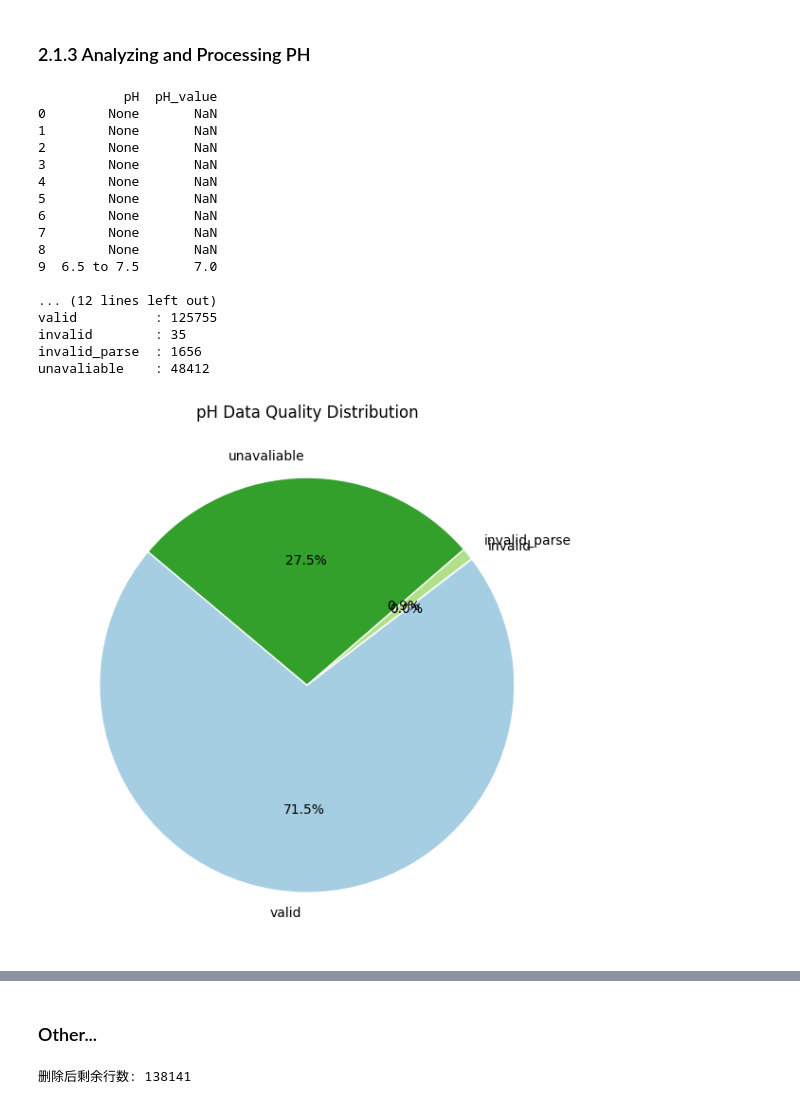
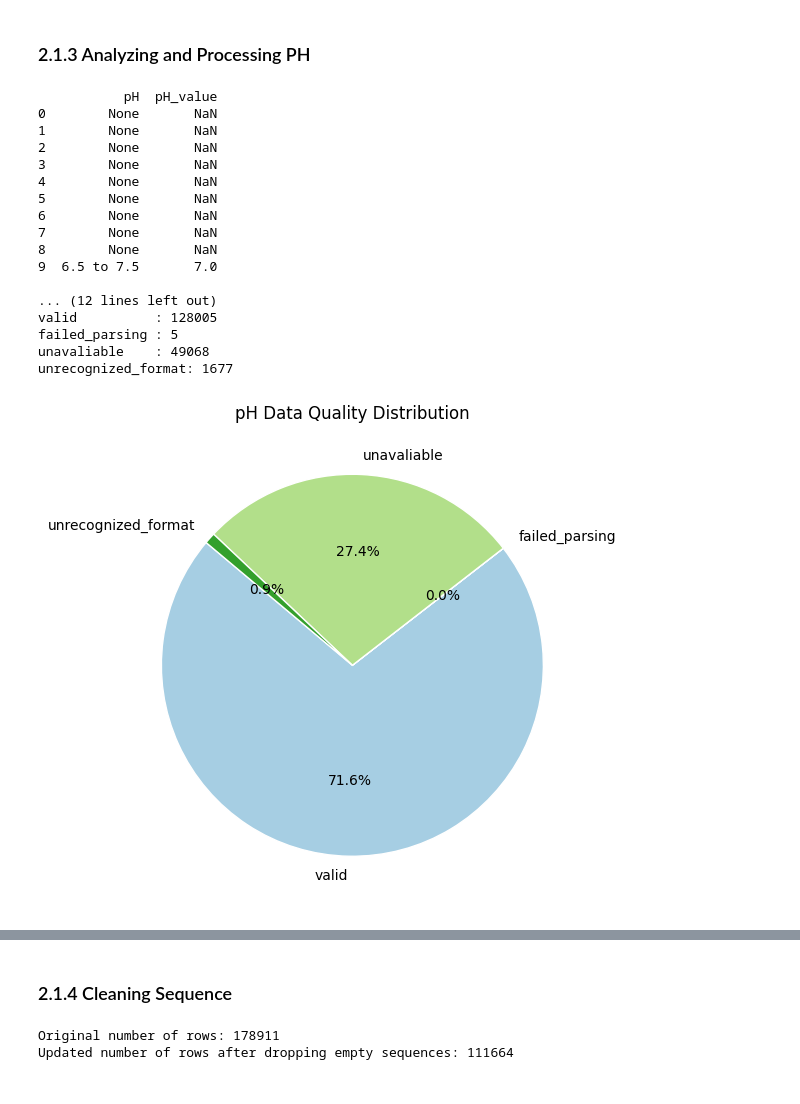
Before and after one commit to tinayang3024/CHE1147-Group-Project, a Jupyter notebook: notebooks/exploration.ipynb, the cells around one changed output, grey strips where cells are left out. Drawn from its saved outputs; the diff is of its cells as text; code cells hidden in the pictures.

```diff
--- a/notebooks/exploration.ipynb
+++ b/notebooks/exploration.ipynb
@@ -587,10 +587,9 @@ unrecognized_format: 224
 # -------------------------------------
 ph_counts = {
     "valid": 0,
-    # "approx": 0,
-    "invalid": 0,
-    "invalid_parse": 0,
+    "failed_parsing": 0,
     "unavaliable": 0,
+    "unrecognized_format": 0,
 }
 
 # -------------------------------------
@@ -612,6 +611,10 @@ def clean_ph(value):
         ph_counts["unavaliable"] += 1
         return np.nan
 
+    if any(x in text for x in ["unknown", "n/a", "—", "–"]):
+        ph_counts["unavaliable"] += 1
+        return np.nan
+
     # Handle qualitative terms
     if "neutral" in text:
         # ph_counts["approx"] += 1
@@ -630,9 +633,10 @@ def clean_ph(value):
         try:
             low = float(match_range.group(1))
             high = float(match_range.group(2))
+            ph_counts["valid"] += 1
             return (low + high) / 2.0
         except ValueError:
-            ph_counts["invalid_parse"] += 1
+            ph_counts["failed_parsing"] += 1
             return np.nan
 
     match_single = re.match(r"p?h?\s*([\d\.]+)", text)
@@ -642,16 +646,11 @@ def clean_ph(value):
             ph_counts["valid"] += 1
             return val
         except ValueError:
-            ph_counts["invalid_parse"] += 1
+            ph_counts["failed_parsing"] += 1
             return np.nan
 
-    # Handle unknown or approximate wording
-    if any(x in text for x in ["unknown", "n/a", "varies", "—", "–"]):
-        ph_counts["invalid"] += 1
-        return np.nan
-
     # Could not parse
-    ph_counts["invalid_parse"] += 1
+    ph_counts["unrecognized_format"] += 1
     # print(f"⚠️ Unparsed pH entry: '{text}'")
     return np.nan
 
@@ -691,46 +690,47 @@ plt.pie(
 plt.title("pH Data Quality Distribution")
 plt.tight_layout()
 plt.show()
 
 # -------------------------------------
 # Distribution plot
 # -------------------------------------
 valid_ph = enzy_data["pH_value"].dropna()
 plt.figure(figsize=(7, 5))
 sns.histplot(valid_ph, bins=20, kde=True, color="mediumseagreen")
 plt.xlabel("pH")
 plt.ylabel("Frequency")
 plt.title("Distribution of Experimental pH Values")
 plt.grid(True, ls="--", alpha=0.5)
 plt.tight_layout()
 plt.show()
 # %% [output]
            pH  pH_value
 0        None       NaN
 1        None       NaN
 2        None       NaN
 3        None       NaN
 4        None       NaN
 5        None       NaN
 6        None       NaN
 7        None       NaN
 8        None       NaN
 9  6.5 to 7.5       7.0
 
 ... (12 lines left out)
-valid          : 125755
-invalid        : 35
-invalid_parse  : 1656
-unavaliable    : 48412
+valid          : 128005
+failed_parsing : 5
+unavaliable    : 49068
+unrecognized_format: 1677
-[figure, old version]
+[figure, new version]
 [figure]
-# %% [markdown]
-### Other... ###
+# %% [markdown]
+### 2.1.4 Cleaning Sequence ###
 # %%
-# 删除 sequence 列中为空（NaN 或 None）的行
+
+print(f"Original number of rows: {len(enzy_data)}")
+# drop rows where 'sequence' is NaN or None
 enzy_data_clean = enzy_data.dropna(subset=['sequence']).reset_index(drop=True)
-
-# 检查结果
-print(f"删除后剩余行数: {len(enzy_data_clean)}")
+print(f"Updated number of rows after dropping empty sequences: {len(enzy_data_clean)}")
 # %% [output]
-删除后剩余行数: 138141
+Original number of rows: 178911
+Updated number of rows after dropping empty sequences: 111664
```
Also changed, not shown: parts of 7 cells of this notebook.
